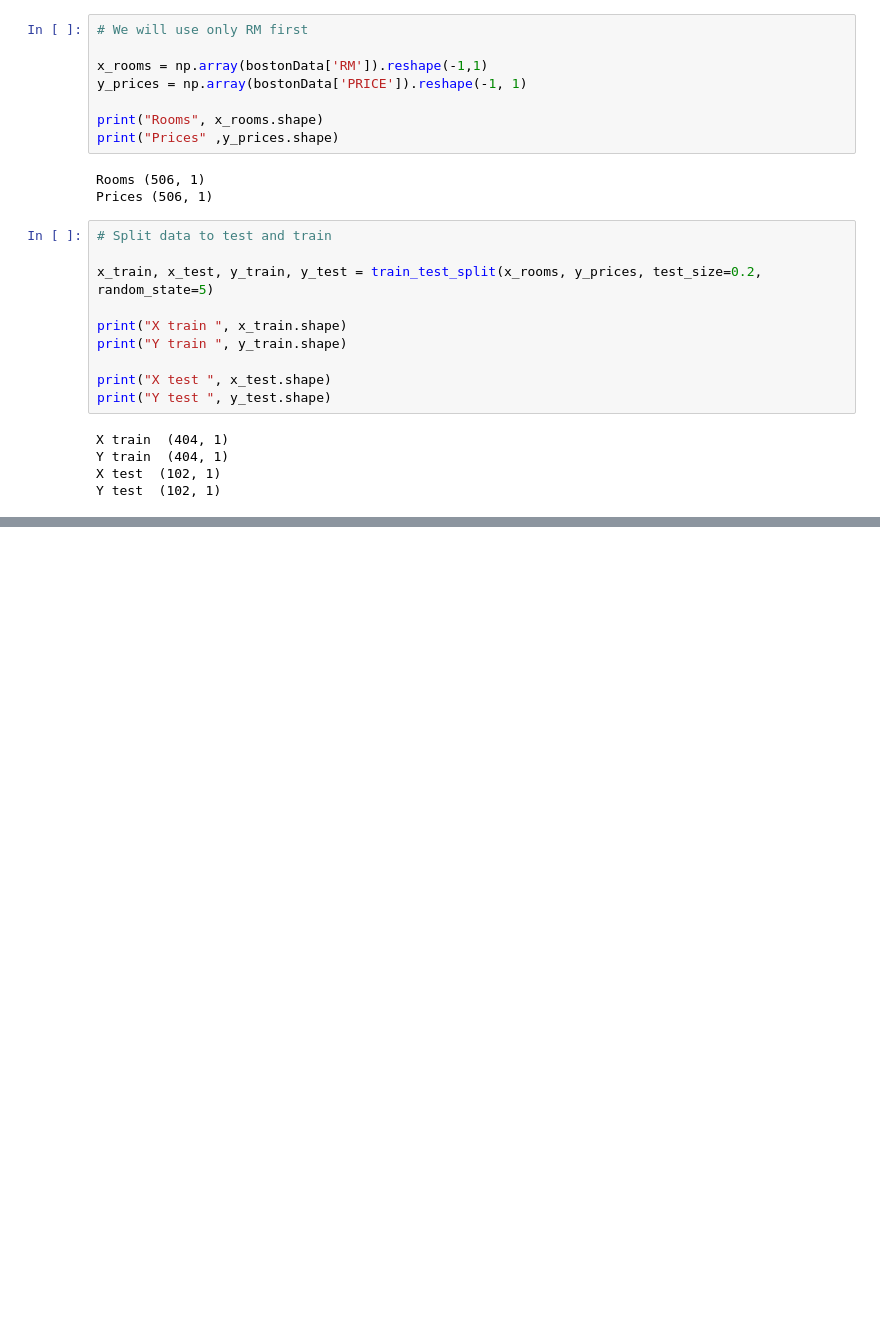
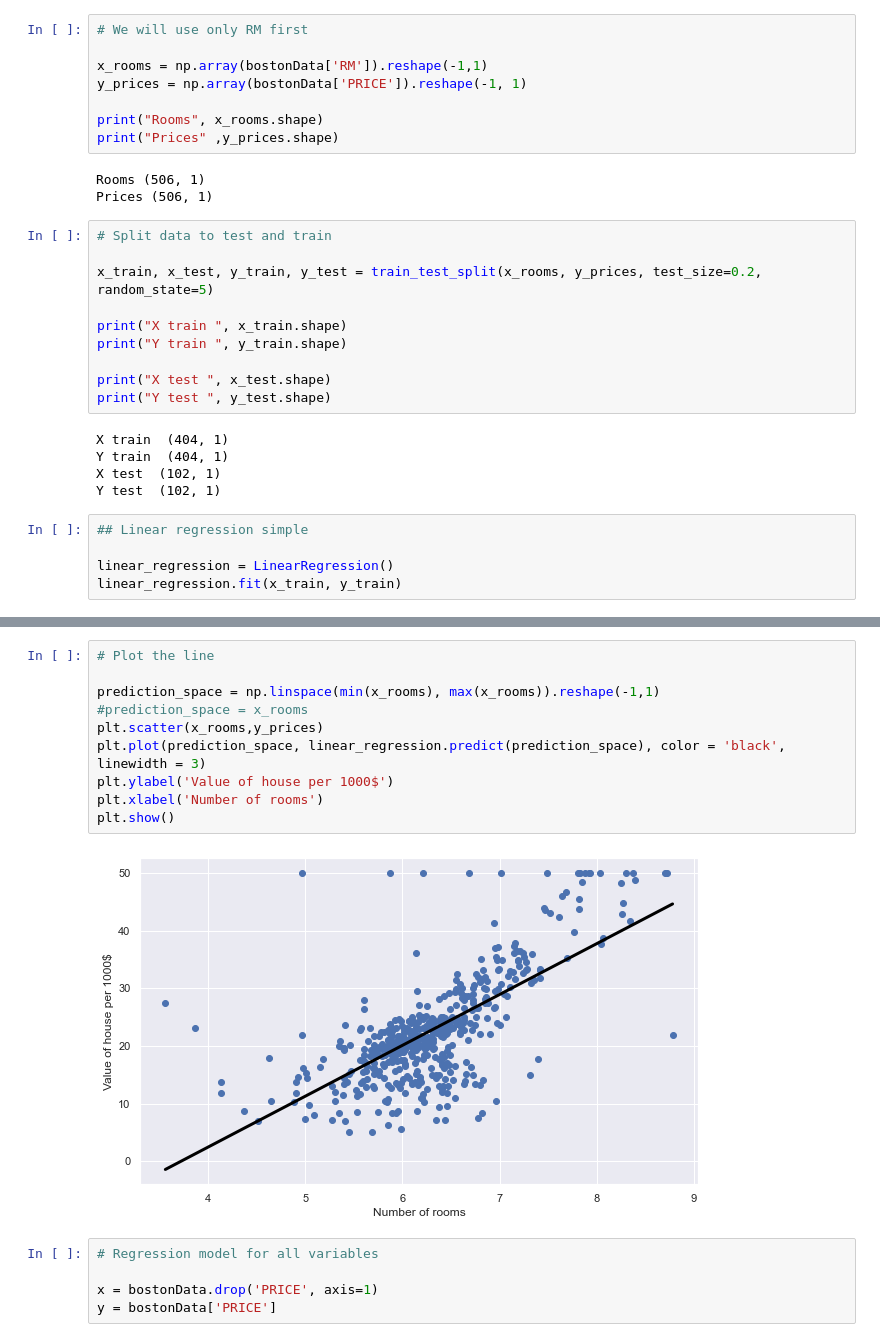
Before and after one commit to fedegomezdev/boston_housing, a Jupyter notebook: Boston Housing.ipynb, the cells around one changed output, grey strips where cells are left out. Drawn from its saved outputs; the diff is of its cells as text; blank space fills up the shorter version.

```diff
--- a/Boston Housing.ipynb
+++ b/Boston Housing.ipynb
@@ -185,3 +185,8 @@ X train  (404, 1)
 Y train  (404, 1)
 X test  (102, 1)
 Y test  (102, 1)
+# %%
+## Linear regression simple
+
+linear_regression = LinearRegression()
+linear_regression.fit(x_train, y_train)
@@ -187,0 +231,17 @@ Y test  (102, 1)
+# %%
+# Plot the line
+
+prediction_space = np.linspace(min(x_rooms), max(x_rooms)).reshape(-1,1)
+#prediction_space = x_rooms
+plt.scatter(x_rooms,y_prices)
+plt.plot(prediction_space, linear_regression.predict(prediction_space), color = 'black', linewidth = 3)
+plt.ylabel('Value of house per 1000$')
+plt.xlabel('Number of rooms')
+plt.show()
+# %% [output]
+[figure, added]
+# %%
+# Regression model for all variables
+
+x = bostonData.drop('PRICE', axis=1)
+y = bostonData['PRICE']
```
Also changed, not shown: parts of 9 cells of this notebook.
